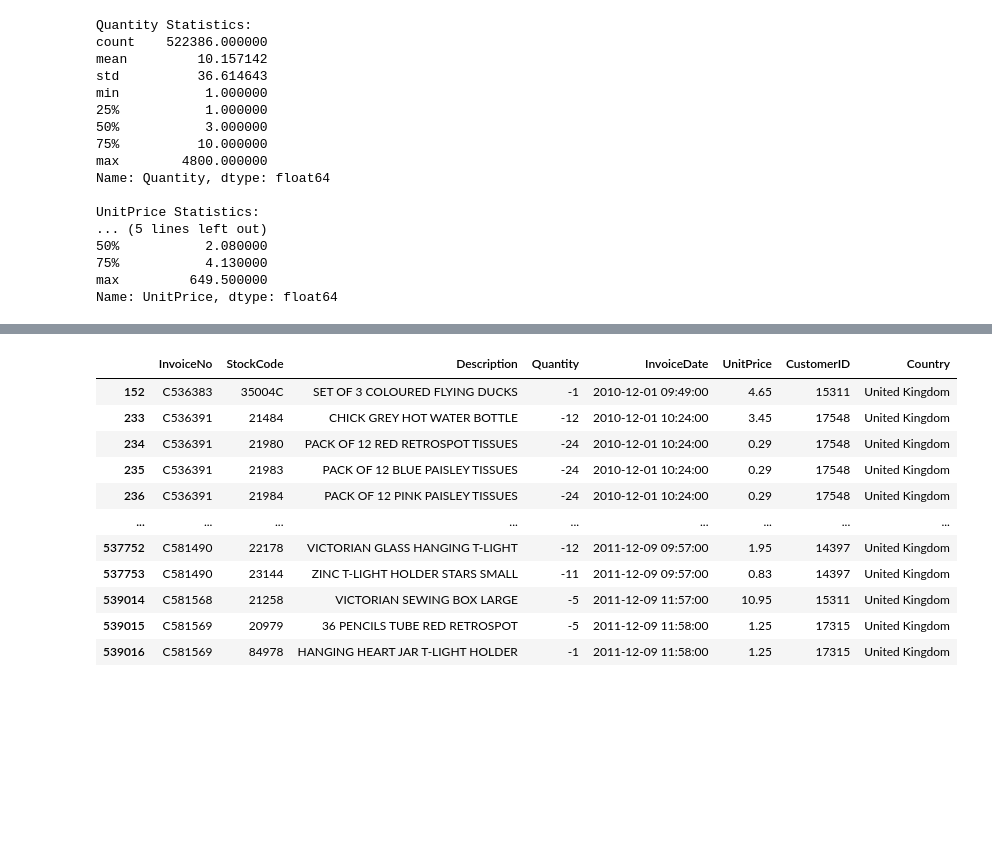
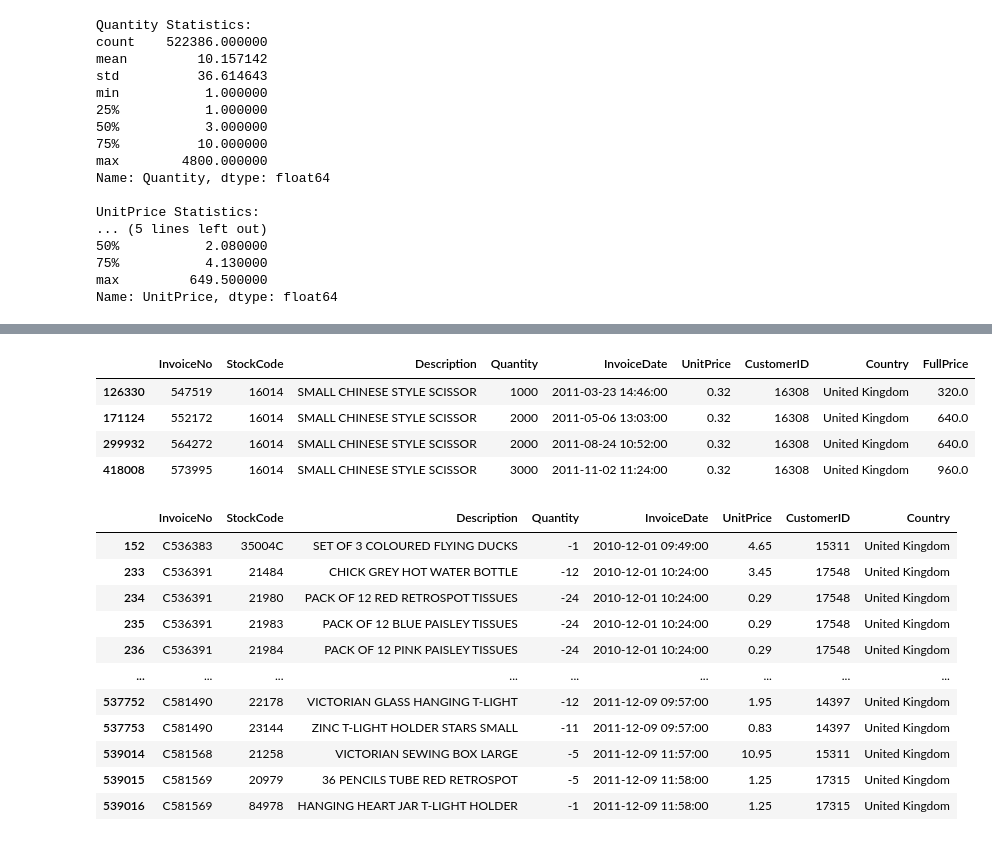
Before and after one commit to gregi12/e-commerce_analysis, a Jupyter notebook: exploratory_analysis.ipynb, the cells around one changed output, grey strips where cells are left out. Saved outputs shown, nothing was run; the diff lists cells and outputs as text; code cells hidden in the pictures; blank space fills up the shorter version.

```diff
--- a/exploratory_analysis.ipynb
+++ b/exploratory_analysis.ipynb
@@ -803,3 +564,11 @@ Name: Quantity, Length: 4364, dtype: float64
+# %%
+orders[orders['CustomerID']==16308]
+# %% [output]
+|  | InvoiceNo | StockCode | Description | Quantity | InvoiceDate | UnitPrice | CustomerID | Country | FullPrice |
+| 126330 | 547519 | 16014 | SMALL CHINESE STYLE SCISSOR | 1000 | 2011-03-23 14:46:00 | 0.32 | 16308 | United Kingdom | 320.0 |
+| 171124 | 552172 | 16014 | SMALL CHINESE STYLE SCISSOR | 2000 | 2011-05-06 13:03:00 | 0.32 | 16308 | United Kingdom | 640.0 |
+| 299932 | 564272 | 16014 | SMALL CHINESE STYLE SCISSOR | 2000 | 2011-08-24 10:52:00 | 0.32 | 16308 | United Kingdom | 640.0 |
+| 418008 | 573995 | 16014 | SMALL CHINESE STYLE SCISSOR | 3000 | 2011-11-02 11:24:00 | 0.32 | 16308 | United Kingdom | 960.0 |
 # %%
 filtered_df[filtered_df['Quantity']<0]
 # %% [output]
```
Also changed, not shown: parts of 51 cells of this notebook, 4 other files.
